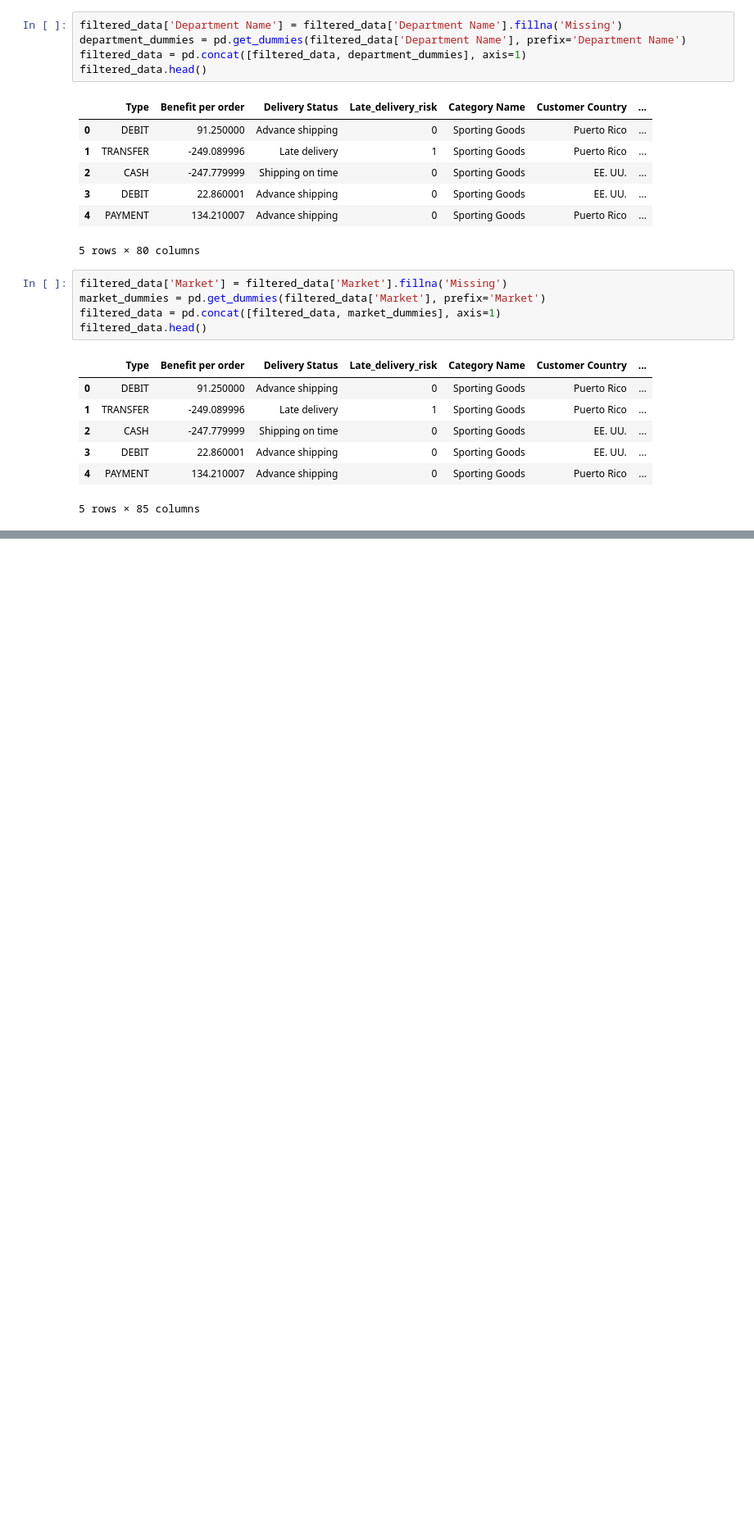
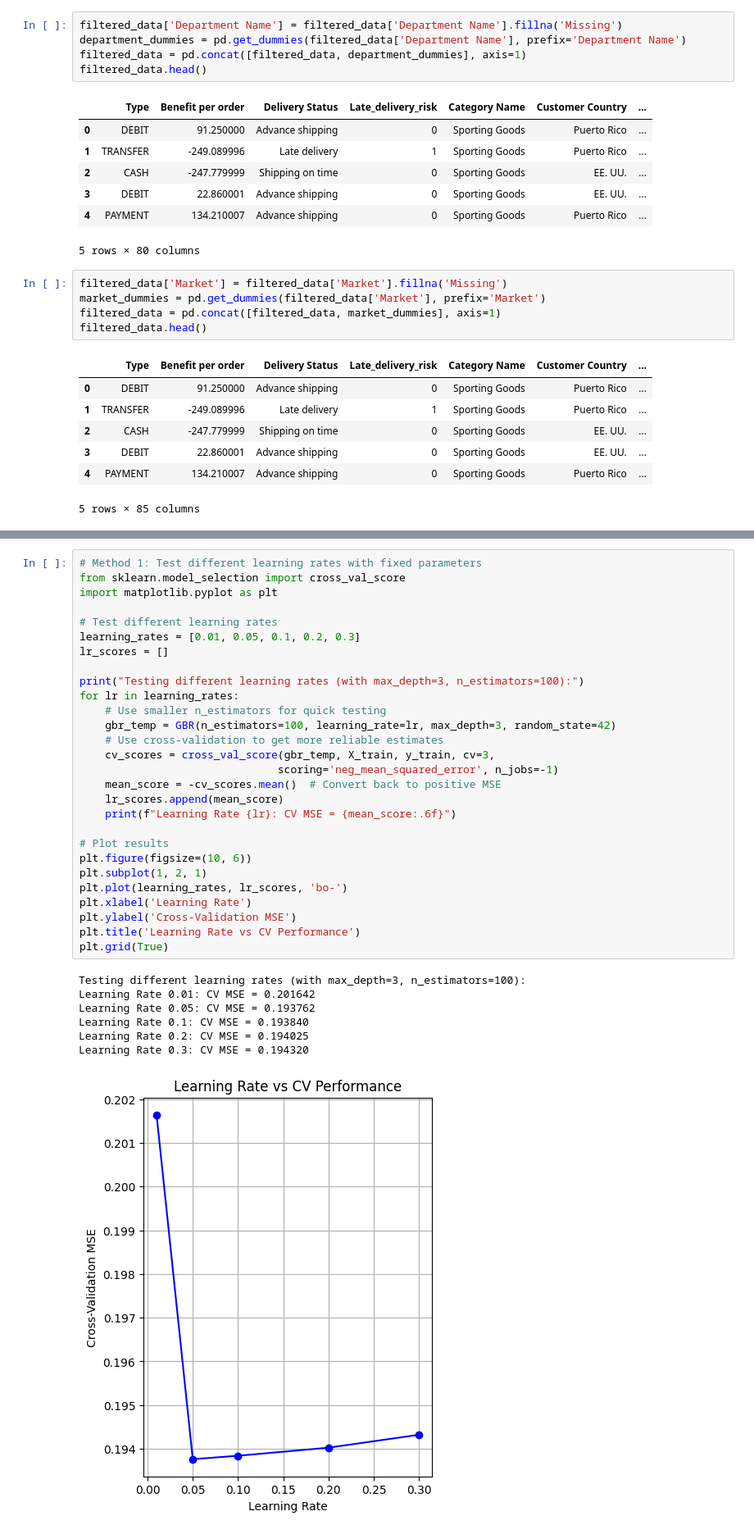
Before and after one commit to WilliamJhong/2025AAE722_William-J, a Jupyter notebook: Final Project/Final Project.ipynb, the cells around one changed output, grey strips where cells are left out. Shown at 82% size. Saved outputs shown, nothing was run; the diff lists cells and outputs as text; blank space fills up the shorter version.

```diff
--- a/Final Project/Final Project.ipynb
+++ b/Final Project/Final Project.ipynb
@@ -99,0 +273,36 @@ filtered_data.head()
+# %%
+# Method 1: Test different learning rates with fixed parameters
+from sklearn.model_selection import cross_val_score
+import matplotlib.pyplot as plt
+
+# Test different learning rates
+learning_rates = [0.01, 0.05, 0.1, 0.2, 0.3]
+lr_scores = []
+
+print("Testing different learning rates (with max_depth=3, n_estimators=100):")
+for lr in learning_rates:
+    # Use smaller n_estimators for quick testing
+    gbr_temp = GBR(n_estimators=100, learning_rate=lr, max_depth=3, random_state=42)
+    # Use cross-validation to get more reliable estimates
+    cv_scores = cross_val_score(gbr_temp, X_train, y_train, cv=3,
+                               scoring='neg_mean_squared_error', n_jobs=-1)
+    mean_score = -cv_scores.mean()  # Convert back to positive MSE
+    lr_scores.append(mean_score)
+    print(f"Learning Rate {lr}: CV MSE = {mean_score:.6f}")
+
+# Plot results
+plt.figure(figsize=(10, 6))
+plt.subplot(1, 2, 1)
+plt.plot(learning_rates, lr_scores, 'bo-')
+plt.xlabel('Learning Rate')
+plt.ylabel('Cross-Validation MSE')
+plt.title('Learning Rate vs CV Performance')
+plt.grid(True)
+# %% [output]
+Testing different learning rates (with max_depth=3, n_estimators=100):
+Learning Rate 0.01: CV MSE = 0.201642
+Learning Rate 0.05: CV MSE = 0.193762
+Learning Rate 0.1: CV MSE = 0.193840
+Learning Rate 0.2: CV MSE = 0.194025
+Learning Rate 0.3: CV MSE = 0.194320
+[figure, added]
```
Also changed, not shown: parts of 19 cells of this notebook.
